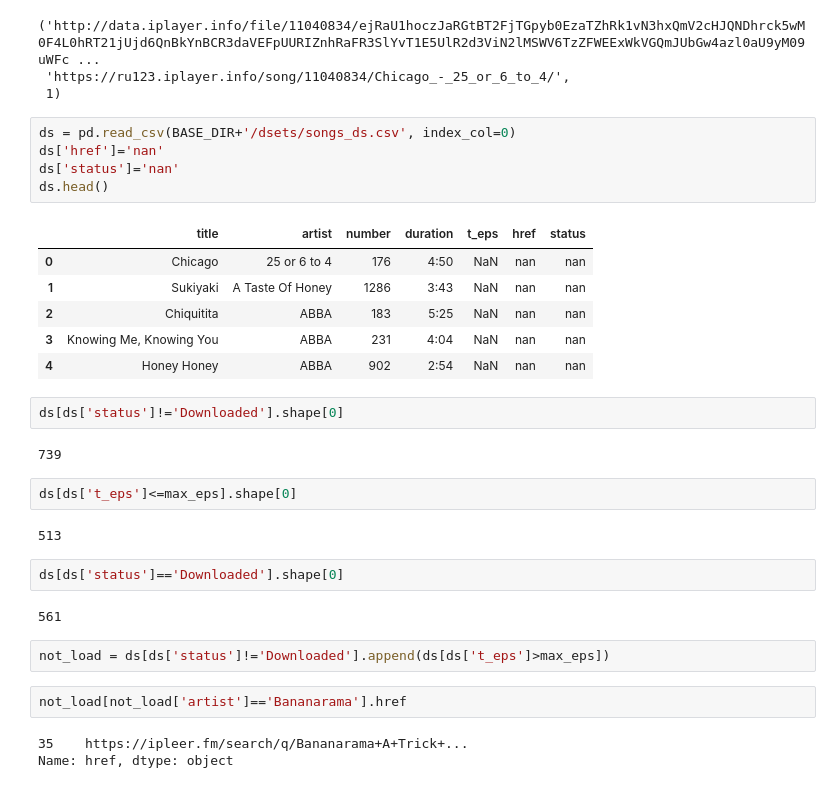
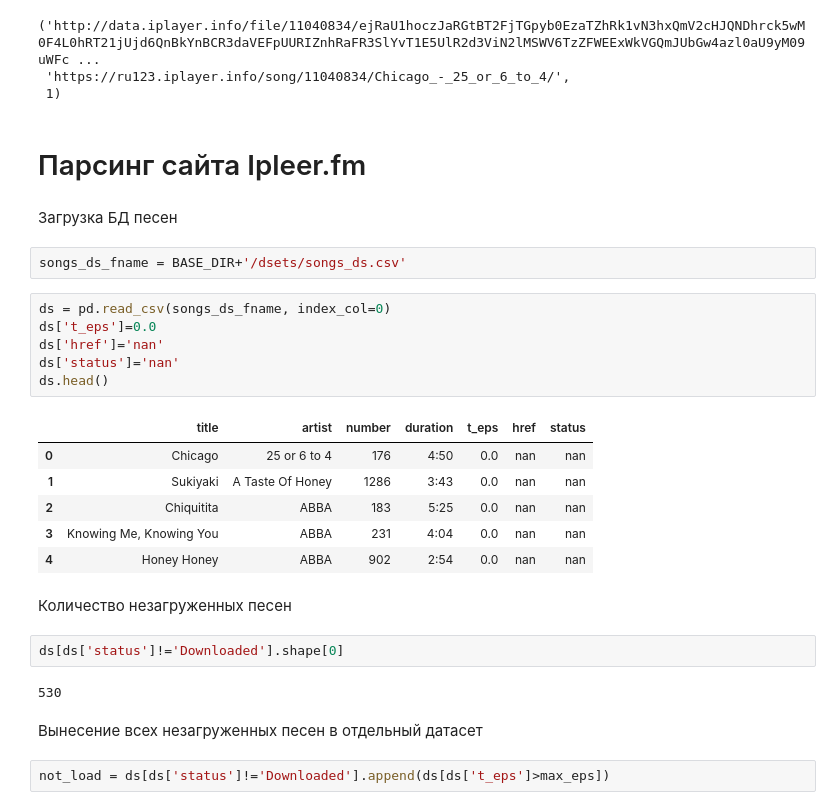
Before and after one commit to EgorDudyrev/ChordEstimation2017, a Jupyter notebook: the_work/notebooks/Load audiofiles.ipynb, the cells around one changed output. Drawn from its saved outputs; the diff is of its cells as text.

```diff
--- a/the_work/notebooks/Load audiofiles.ipynb
+++ b/the_work/notebooks/Load audiofiles.ipynb
@@ -140,34 +143,32 @@ parse_ipleer('Chicago','25 or 6 to 4','4:50')
 ('http://data.iplayer.info/file/11040834/ejRaU1hoczJaRGtBT2FjTGpyb0EzaTZhRk1vN3hxQmV2cHJQNDhrck5wM0F4L0hRT21jUjd6QnBkYnBCR3daVEFpUURIZnhRaFR3SlYvT1E5UlR2d3ViN2lMSWV6TzZFWEExWkVGQmJUbGw4azl0aU9yM09uWFc ...
  'https://ru123.iplayer.info/song/11040834/Chicago_-_25_or_6_to_4/',
  1)
+# %% [markdown]
+# Парсинг сайта Ipleer.fm
+# %% [markdown]
+Загрузка БД песен
+# %%
+songs_ds_fname = BASE_DIR+'/dsets/songs_ds.csv'
 # %%
-ds = pd.read_csv(BASE_DIR+'/dsets/songs_ds.csv', index_col=0)
+ds = pd.read_csv(songs_ds_fname, index_col=0)
+ds['t_eps']=0.0
 ds['href']='nan'
 ds['status']='nan'
 ds.head()
 # %% [output]
 |  | title | artist | number | duration | t_eps | href | status |
-| 0 | Chicago | 25 or 6 to 4 | 176 | 4:50 | NaN | nan | nan |
-| 1 | Sukiyaki | A Taste Of Honey | 1286 | 3:43 | NaN | nan | nan |
-| 2 | Chiquitita | ABBA | 183 | 5:25 | NaN | nan | nan |
-| 3 | Knowing Me, Knowing You | ABBA | 231 | 4:04 | NaN | nan | nan |
-| 4 | Honey Honey | ABBA | 902 | 2:54 | NaN | nan | nan |
+| 0 | Chicago | 25 or 6 to 4 | 176 | 4:50 | 0.0 | nan | nan |
+| 1 | Sukiyaki | A Taste Of Honey | 1286 | 3:43 | 0.0 | nan | nan |
+| 2 | Chiquitita | ABBA | 183 | 5:25 | 0.0 | nan | nan |
+| 3 | Knowing Me, Knowing You | ABBA | 231 | 4:04 | 0.0 | nan | nan |
+| 4 | Honey Honey | ABBA | 902 | 2:54 | 0.0 | nan | nan |
+# %% [markdown]
+Количество незагруженных песен
 # %%
 ds[ds['status']!='Downloaded'].shape[0]
 # %% [output]
-739
+530
-# %%
-ds[ds['t_eps']<=max_eps].shape[0]
-# %% [output]
-513
-# %%
-ds[ds['status']=='Downloaded'].shape[0]
-# %% [output]
-561
+# %% [markdown]
+Вынесение всех незагруженных песен в отдельный датасет
 # %%
 not_load = ds[ds['status']!='Downloaded'].append(ds[ds['t_eps']>max_eps])
-# %%
-not_load[not_load['artist']=='Bananarama'].href
-# %% [output]
-35    https://ipleer.fm/search/q/Bananarama+A+Trick+...
-Name: href, dtype: object
```
Also changed, not shown: parts of 16 cells of this notebook, 1 other file.
